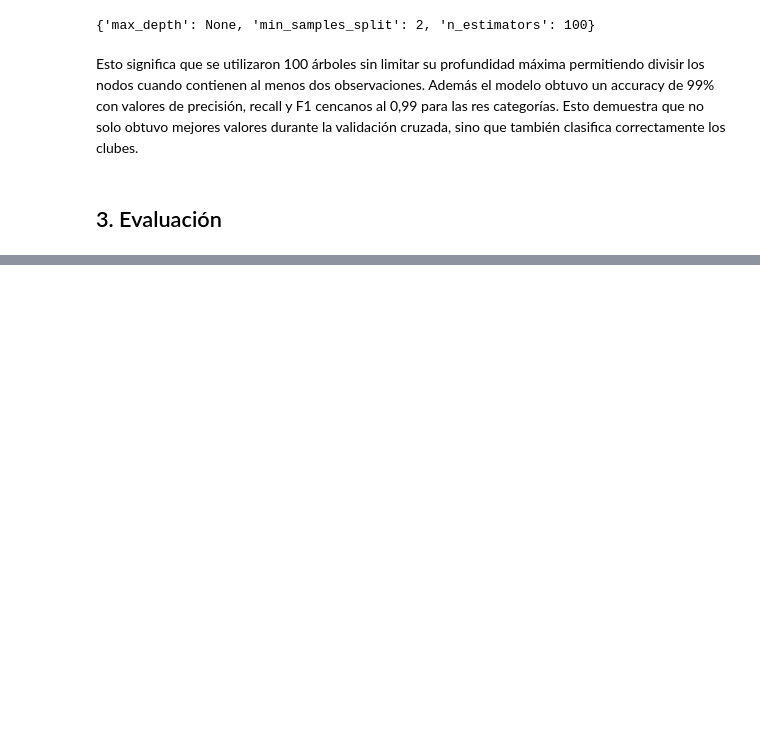
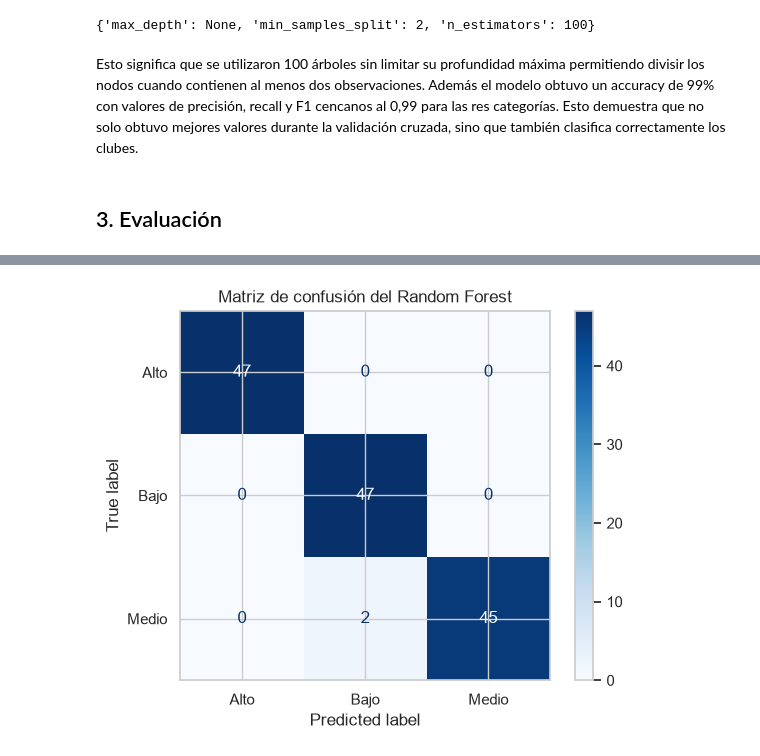
Before and after one commit to pedro-rodriguez-lopez/ML-Practica1-GrupoB9, a Jupyter notebook: PW1_E2_GRUPOB9.ipynb, the cells around one changed output, grey strips where cells are left out. Saved outputs shown, nothing was run; the diff lists cells and outputs as text; code cells hidden in the pictures; blank space fills up the shorter version.

```diff
--- a/PW1_E2_GRUPOB9.ipynb
+++ b/PW1_E2_GRUPOB9.ipynb
@@ -672,0 +751,22 @@ Esto significa que se utilizaron 100 árboles sin limitar su profundidad máxima
+# %%
+from sklearn.metrics import confusion_matrix, ConfusionMatrixDisplay
+
+mejor_modelo = resultados['Random Forest'].best_estimator_
+predicciones = mejor_modelo.predict(X_test_scaled)
+
+matriz = confusion_matrix(
+    y_test,
+    predicciones,
+    labels=['Alto', 'Bajo', 'Medio']
+)
+
+visualizacion = ConfusionMatrixDisplay(
+    confusion_matrix=matriz,
+    display_labels=['Alto', 'Bajo', 'Medio']
+)
+
+visualizacion.plot(cmap='Blues', values_format='d')
+plt.title('Matriz de confusión del Random Forest')
+plt.show()
+# %% [output]
+[figure, added]
```
Also changed, not shown: parts of 22 cells of this notebook.
